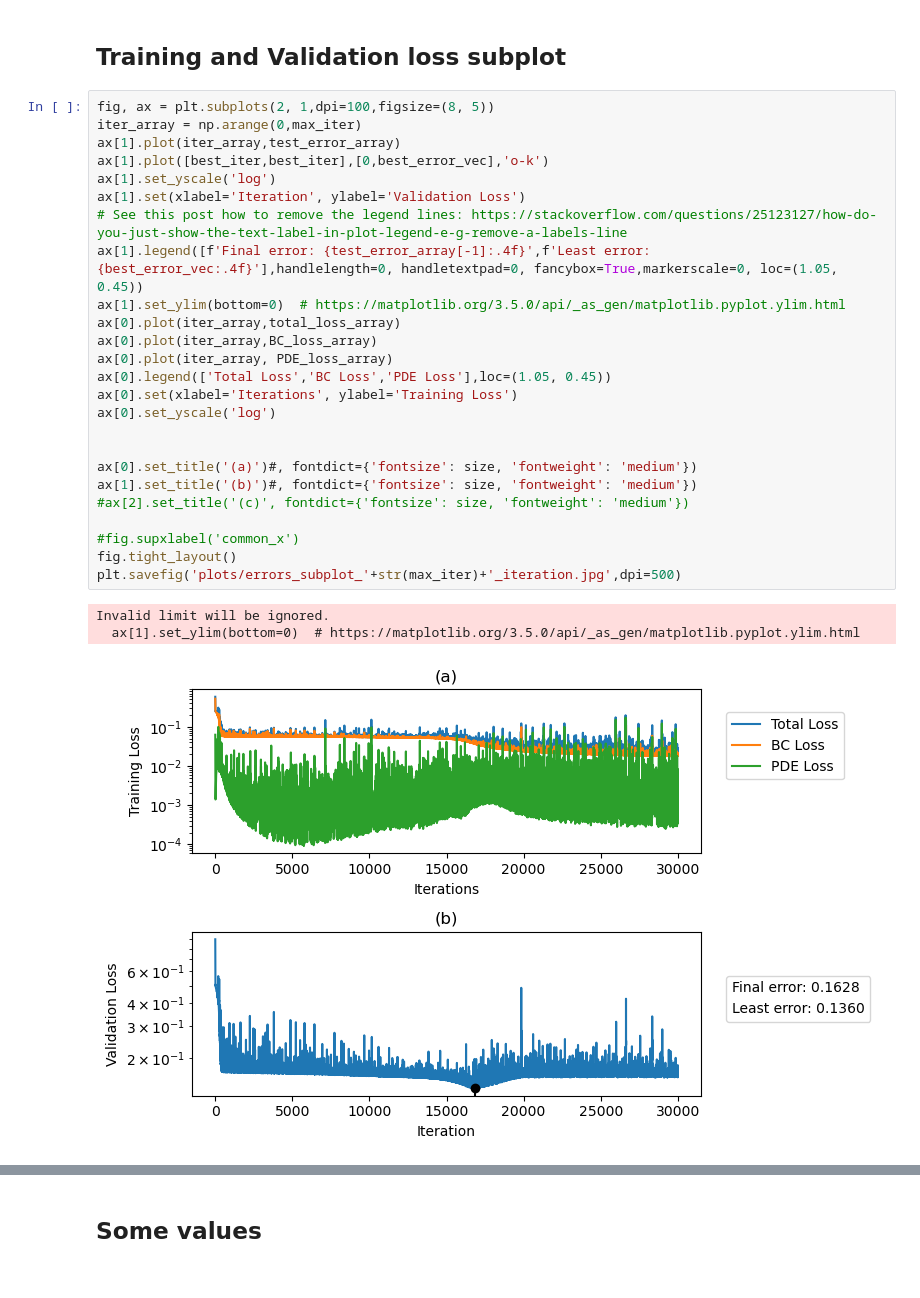
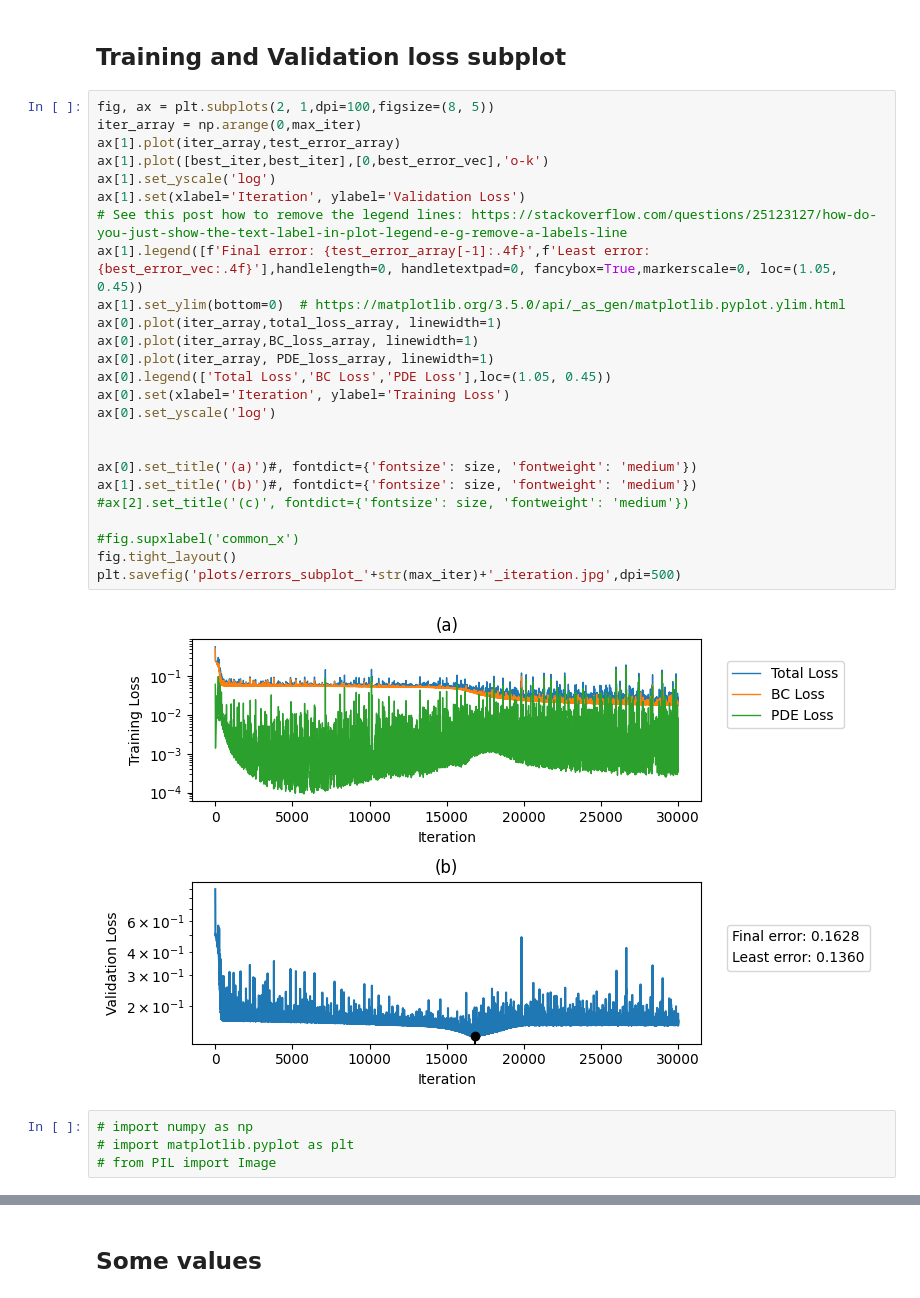
Before and after one commit to praksharma/Stiff-PDEs-and-Physics-Informed-Neural-Networks, a Jupyter notebook: 1. Problem 1/1. Model 1/plotting.ipynb, the cells around one changed output, grey strips where cells are left out. Cells and saved outputs as stored; diff of their text form.

```diff
--- a/1. Problem 1/1. Model 1/plotting.ipynb
+++ b/1. Problem 1/1. Model 1/plotting.ipynb
@@ -40,29 +40,31 @@ total_loss_array[-1]
 # %%
 fig, ax = plt.subplots(2, 1,dpi=100,figsize=(8, 5))
 iter_array = np.arange(0,max_iter)
 ax[1].plot(iter_array,test_error_array)
 ax[1].plot([best_iter,best_iter],[0,best_error_vec],'o-k')
 ax[1].set_yscale('log')
 ax[1].set(xlabel='Iteration', ylabel='Validation Loss')
 # See this post how to remove the legend lines: https://stackoverflow.com/questions/25123127/how-do-you-just-show-the-text-label-in-plot-legend-e-g-remove-a-labels-line
 ax[1].legend([f'Final error: {test_error_array[-1]:.4f}',f'Least error: {best_error_vec:.4f}'],handlelength=0, handletextpad=0, fancybox=True,markerscale=0, loc=(1.05, 0.45))
 ax[1].set_ylim(bottom=0)  # https://matplotlib.org/3.5.0/api/_as_gen/matplotlib.pyplot.ylim.html
-ax[0].plot(iter_array,total_loss_array)
-ax[0].plot(iter_array,BC_loss_array)
-ax[0].plot(iter_array, PDE_loss_array)
+ax[0].plot(iter_array,total_loss_array, linewidth=1)
+ax[0].plot(iter_array,BC_loss_array, linewidth=1)
+ax[0].plot(iter_array, PDE_loss_array, linewidth=1)
 ax[0].legend(['Total Loss','BC Loss','PDE Loss'],loc=(1.05, 0.45))
-ax[0].set(xlabel='Iterations', ylabel='Training Loss')
+ax[0].set(xlabel='Iteration', ylabel='Training Loss')
 ax[0].set_yscale('log')
 
 
 ax[0].set_title('(a)')#, fontdict={'fontsize': size, 'fontweight': 'medium'})
 ax[1].set_title('(b)')#, fontdict={'fontsize': size, 'fontweight': 'medium'})
 #ax[2].set_title('(c)', fontdict={'fontsize': size, 'fontweight': 'medium'})
 
 #fig.supxlabel('common_x')
 fig.tight_layout()
 plt.savefig('plots/errors_subplot_'+str(max_iter)+'_iteration.jpg',dpi=500)
 # %% [output]
-Invalid limit will be ignored.
-  ax[1].set_ylim(bottom=0)  # https://matplotlib.org/3.5.0/api/_as_gen/matplotlib.pyplot.ylim.html
-[figure, old version]
+[figure, new version]
+# %%
+# import numpy as np
+# import matplotlib.pyplot as plt
+# from PIL import Image
```
Also changed, not shown: parts of 1 cell of this notebook.
